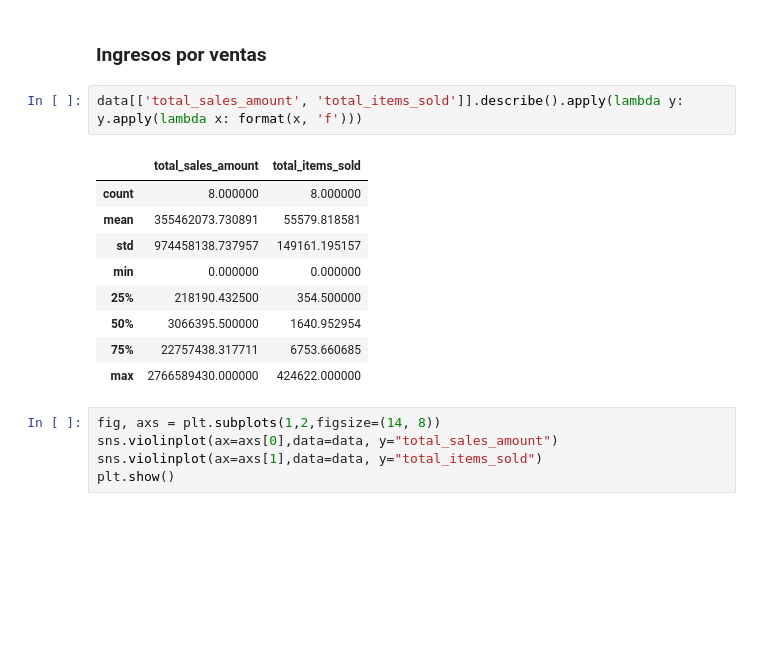
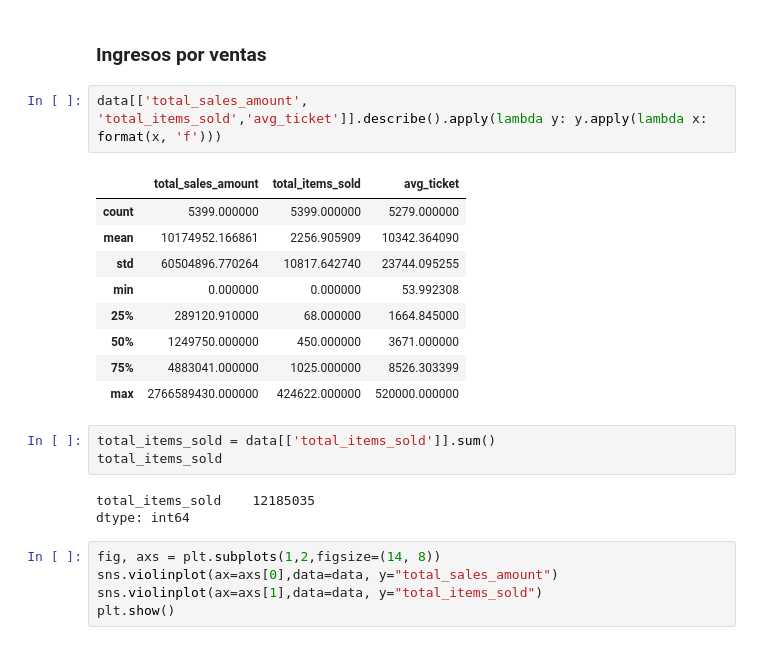
Before and after one commit to ibelogi/meli_challengeDS, a Jupyter notebook: notebooks/03_EDA.ipynb, the cells around one changed output. Cells and saved outputs as stored; diff of their text form; blank space fills up the shorter version.

```diff
--- a/notebooks/03_EDA.ipynb
+++ b/notebooks/03_EDA.ipynb
@@ -318,17 +447,23 @@ sns.boxplot(x=data["rating_positive"])
 # %% [markdown]
 ### Ingresos por ventas
 # %%
-data[['total_sales_amount', 'total_items_sold']].describe().apply(lambda y: y.apply(lambda x: format(x, 'f')))
+data[['total_sales_amount', 'total_items_sold','avg_ticket']].describe().apply(lambda y: y.apply(lambda x: format(x, 'f')))
 # %% [output]
-|  | total_sales_amount | total_items_sold |
-| count | 8.000000 | 8.000000 |
-| mean | 355462073.730891 | 55579.818581 |
-| std | 974458138.737957 | 149161.195157 |
-| min | 0.000000 | 0.000000 |
-| 25% | 218190.432500 | 354.500000 |
-| 50% | 3066395.500000 | 1640.952954 |
-| 75% | 22757438.317711 | 6753.660685 |
-| max | 2766589430.000000 | 424622.000000 |
+|  | total_sales_amount | total_items_sold | avg_ticket |
+| count | 5399.000000 | 5399.000000 | 5279.000000 |
+| mean | 10174952.166861 | 2256.905909 | 10342.364090 |
+| std | 60504896.770264 | 10817.642740 | 23744.095255 |
+| min | 0.000000 | 0.000000 | 53.992308 |
+| 25% | 289120.910000 | 68.000000 | 1664.845000 |
+| 50% | 1249750.000000 | 450.000000 | 3671.000000 |
+| 75% | 4883041.000000 | 1025.000000 | 8526.303399 |
+| max | 2766589430.000000 | 424622.000000 | 520000.000000 |
+# %%
+total_items_sold = data[['total_items_sold']].sum()
+total_items_sold
+# %% [output]
+total_items_sold    12185035
+dtype: int64
 # %%
 fig, axs = plt.subplots(1,2,figsize=(14, 8))
 sns.violinplot(ax=axs[0],data=data, y="total_sales_amount")
```
Also changed, not shown: parts of 40 cells of this notebook, 2 other files.
